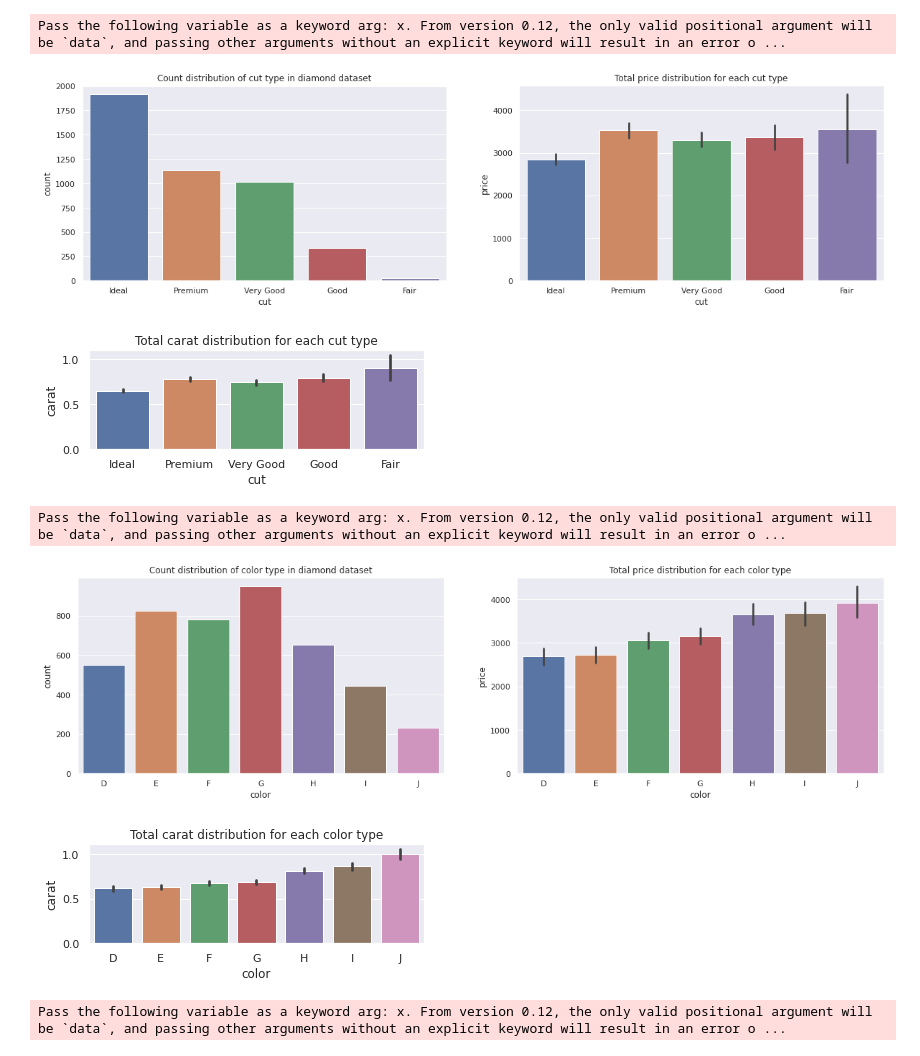
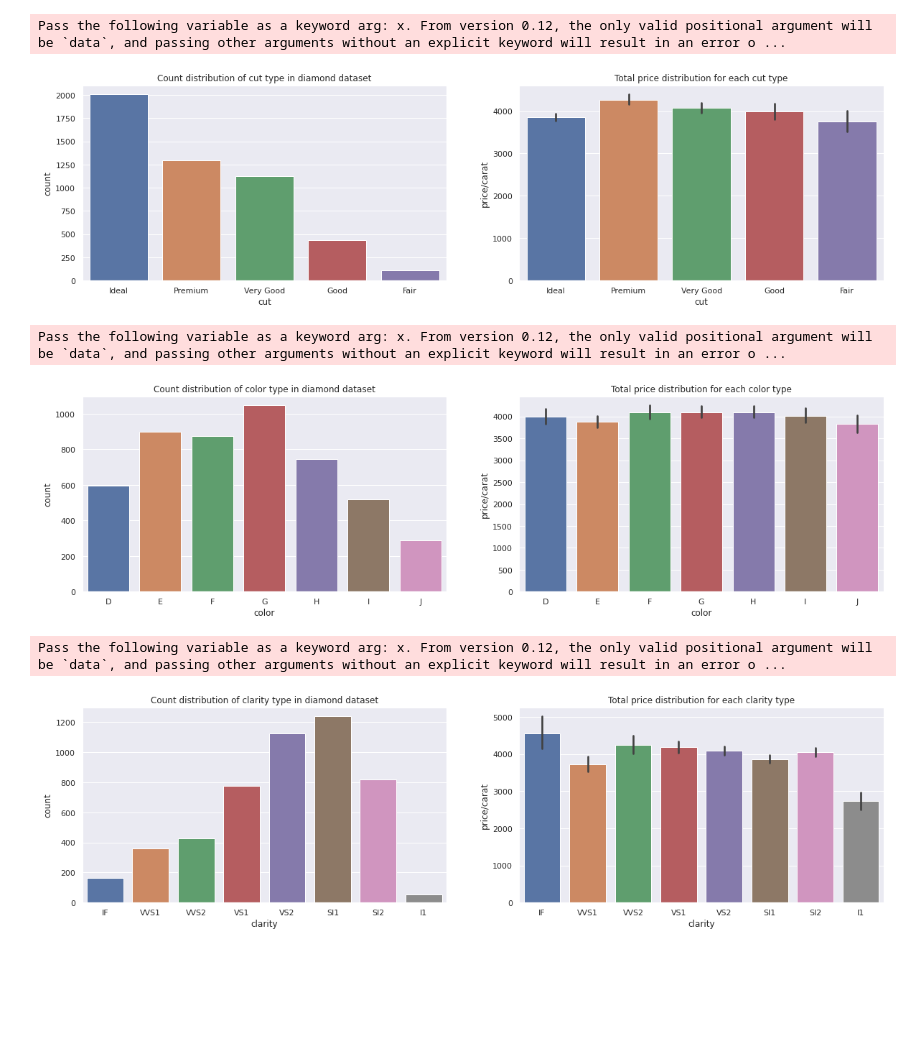
Before and after one commit to Suratan63011017/dia, a Jupyter notebook: Diamonds_Sourcecode.ipynb, the cells around one changed output. Drawn from its saved outputs; the diff is of its cells as text; code cells hidden in the pictures; blank space fills up the shorter version.

```diff
--- a/Diamonds_Sourcecode.ipynb
+++ b/Diamonds_Sourcecode.ipynb
@@ -25,14 +29,24 @@ import stemgraphic
 %matplotlib inline
 sns.set()
 # %%
-url = "https://raw.githubusercontent.com/Suratan63011017/Diamonds-Project/main/diamonds.csv"
+url = "https://raw.githubusercontent.com/Suratan63011017/Diamonds-Project/main/diamonds2.csv"
 diamonds_data = pd.read_csv(url)
 diamonds_data = diamonds_data.iloc[:, 1:]
-diamonds_data = diamonds_data[diamonds_data['carat'] <= 2.025]
-diamonds_data = diamonds_data[diamonds_data['depth'] <= 64.75]
-diamonds_data = diamonds_data[diamonds_data['depth'] >= 58.75]
-diamonds_data = diamonds_data[diamonds_data['table'] <= 63.5]
-diamonds_data = diamonds_data[diamonds_data['table'] >= 51.5]
-diamonds_data = diamonds_data[diamonds_data['price'] <= 12147]
+diamonds_data_old = diamonds_data
+# mild outlier
+# diamonds_data = diamonds_data[diamonds_data['carat'] <= 2.025]
+# diamonds_data = diamonds_data[diamonds_data['depth'] <= 64.75]
+# diamonds_data = diamonds_data[diamonds_data['depth'] >= 58.75]
+# diamonds_data = diamonds_data[diamonds_data['table'] <= 63.5]
+# diamonds_data = diamonds_data[diamonds_data['table'] >= 51.5]
+# diamonds_data = diamonds_data[diamonds_data['price'] <= 12147]
+
+# extreme outlier
+diamonds_data = diamonds_data[diamonds_data['carat'] <= 3]
+diamonds_data = diamonds_data[diamonds_data['depth'] <= 67.00]
+diamonds_data = diamonds_data[diamonds_data['depth'] >= 56.50]
+diamonds_data = diamonds_data[diamonds_data['table'] <= 68.00]
+diamonds_data = diamonds_data[diamonds_data['table'] >= 47.00]
+diamonds_data = diamonds_data[diamonds_data['price'] <= 18870.00]
 diamonds_data
 # %% [output]
@@ -51,0 +94,5 @@ diamonds_data
+# %%
+diamonds_data = diamonds_data.drop(diamonds_data[diamonds_data["x"]==0].index)
+diamonds_data = diamonds_data.drop(diamonds_data[diamonds_data["y"]==0].index)
+diamonds_data = diamonds_data.drop(diamonds_data[diamonds_data["z"]==0].index)
+diamonds_data.shape
@@ -99,27 +152,21 @@ cat=['cut','color', 'clarity']
 # %%
 def plot1(i):
     plt.figure(figsize=(20,5))
     ax1=plt.subplot(121)
     sns.countplot(diamonds_data[i],ax=ax1)
     plt.title("Count distribution of {} type in diamond dataset".format(i))
 
     ax2=plt.subplot(122)
-    sns.barplot(x=diamonds_data[i],y=diamonds_data["price"],ax=ax2)
+    sns.barplot(x=diamonds_data[i],y=diamonds_data["price/carat"],ax=ax2)
     plt.title("Total price distribution for each {} type".format(i))
-    plt.show()
-
-    ax3=plt.subplot(211)
-    sns.barplot(x=diamonds_data[i],y=diamonds_data["carat"],ax=ax3)
-    plt.title("Total carat distribution for each {} type".format(i))
     plt.show()
 
 for i in cat:
     plot1(i)
 # %% [output]
 Pass the following variable as a keyword arg: x. From version 0.12, the only valid positional argument will be `data`, and passing other arguments without an explicit keyword will result in an error o ...
-[figure, old version]
+[figure, new version]
+Pass the following variable as a keyword arg: x. From version 0.12, the only valid positional argument will be `data`, and passing other arguments without an explicit keyword will result in an error o ...
-[figure, old version]
+[figure, new version]
-Pass the following variable as a keyword arg: x. From version 0.12, the only valid positional argument will be `data`, and passing other arguments without an explicit keyword will result in an error o ...
+Pass the following variable as a keyword arg: x. From version 0.12, the only valid positional argument will be `data`, and passing other arguments without an explicit keyword will result in an error o ...
-[figure, old version]
+[figure, new version]
-[figure, removed]
-Pass the following variable as a keyword arg: x. From version 0.12, the only valid positional argument will be `data`, and passing other arguments without an explicit keyword will result in an error o ...
```
Also changed, not shown: parts of 47 cells of this notebook.
